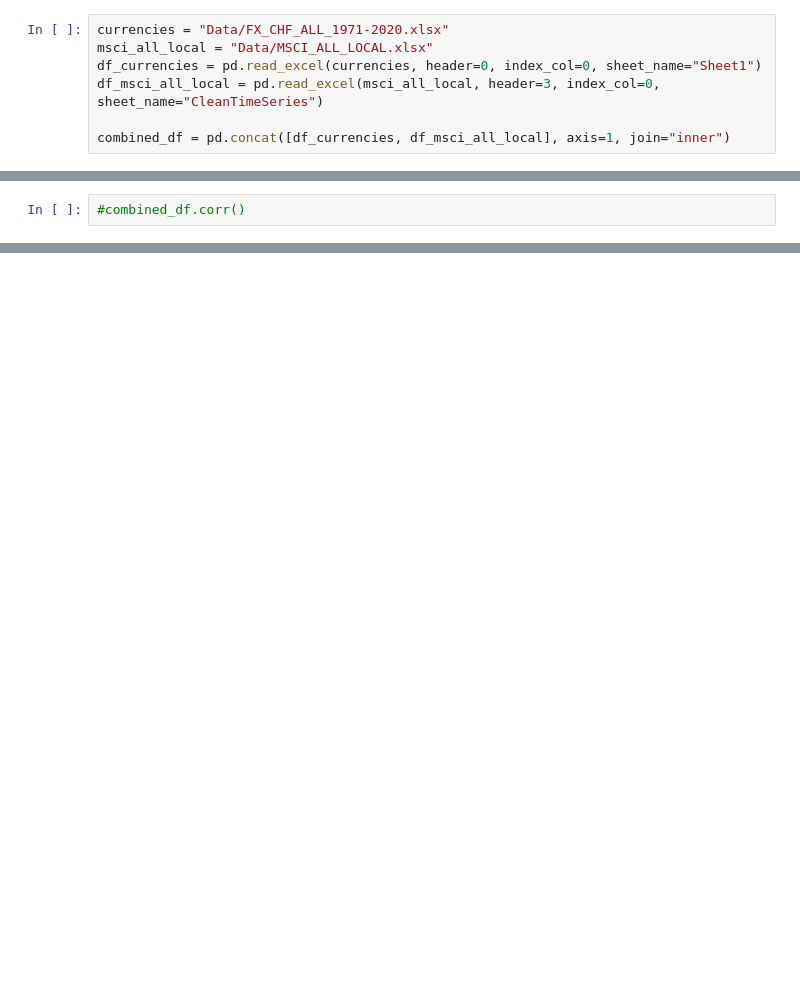
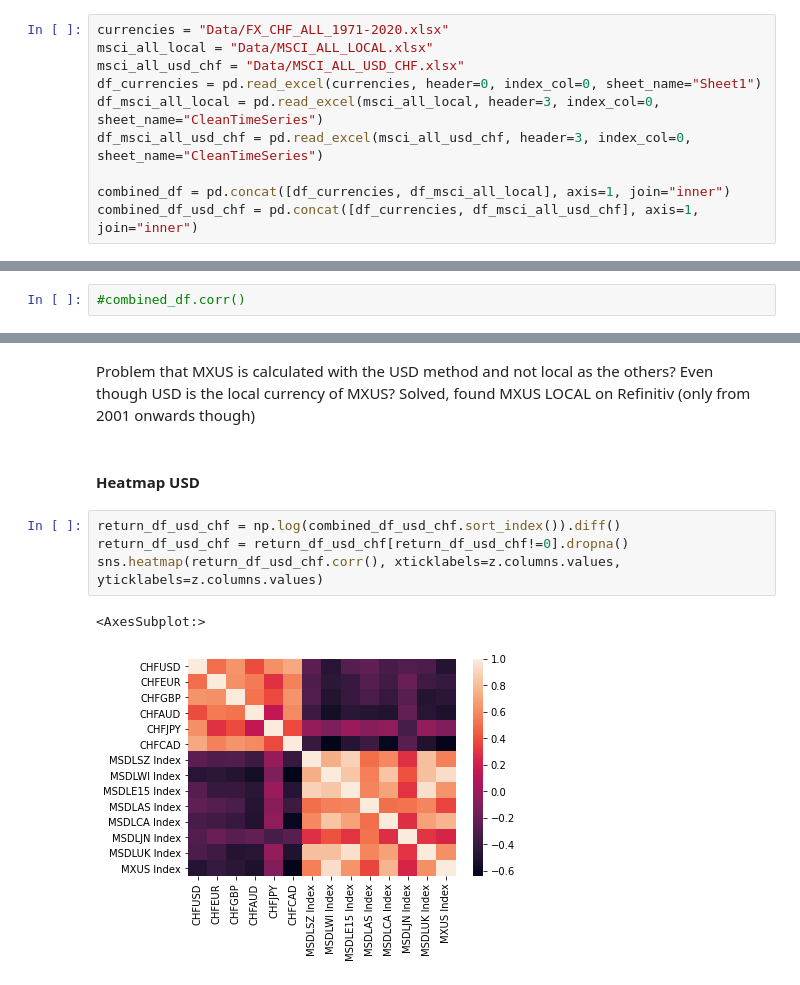
Before and after one commit to Tobias-Mann/Practicioners-Seminar-Notebook, a Jupyter notebook: Notebook.ipynb, the cells around one changed output, grey strips where cells are left out. Saved outputs shown, nothing was run; the diff lists cells and outputs as text; blank space fills up the shorter version.

```diff
--- a/Notebook.ipynb
+++ b/Notebook.ipynb
@@ -12,10 +13,13 @@ import os
 # %%
 currencies = "Data/FX_CHF_ALL_1971-2020.xlsx"
 msci_all_local = "Data/MSCI_ALL_LOCAL.xlsx"
+msci_all_usd_chf = "Data/MSCI_ALL_USD_CHF.xlsx"
 df_currencies = pd.read_excel(currencies, header=0, index_col=0, sheet_name="Sheet1")
 df_msci_all_local = pd.read_excel(msci_all_local, header=3, index_col=0, sheet_name="CleanTimeSeries")
+df_msci_all_usd_chf = pd.read_excel(msci_all_usd_chf, header=3, index_col=0, sheet_name="CleanTimeSeries")
 
 combined_df = pd.concat([df_currencies, df_msci_all_local], axis=1, join="inner")
+combined_df_usd_chf = pd.concat([df_currencies, df_msci_all_usd_chf], axis=1, join="inner")
 # %%
 combined_df
 # %% [output]
@@ -75,0 +82,12 @@ sns.heatmap(return_df.corr(), xticklabels=z.columns.values, yticklabels=z.column
+# %% [markdown]
+Problem that MXUS is calculated with the USD method and not local as the others? Even though USD is the local currency of MXUS?
+Solved, found MXUS LOCAL on Refinitiv (only from 2001 onwards though)
+# %% [markdown]
+#### Heatmap USD
+# %%
+return_df_usd_chf = np.log(combined_df_usd_chf.sort_index()).diff()
+return_df_usd_chf = return_df_usd_chf[return_df_usd_chf!=0].dropna()
+sns.heatmap(return_df_usd_chf.corr(), xticklabels=z.columns.values, yticklabels=z.columns.values)
+# %% [output]
+<AxesSubplot:>
+[figure, added]
```
Also changed, not shown: parts of 13 cells of this notebook.
